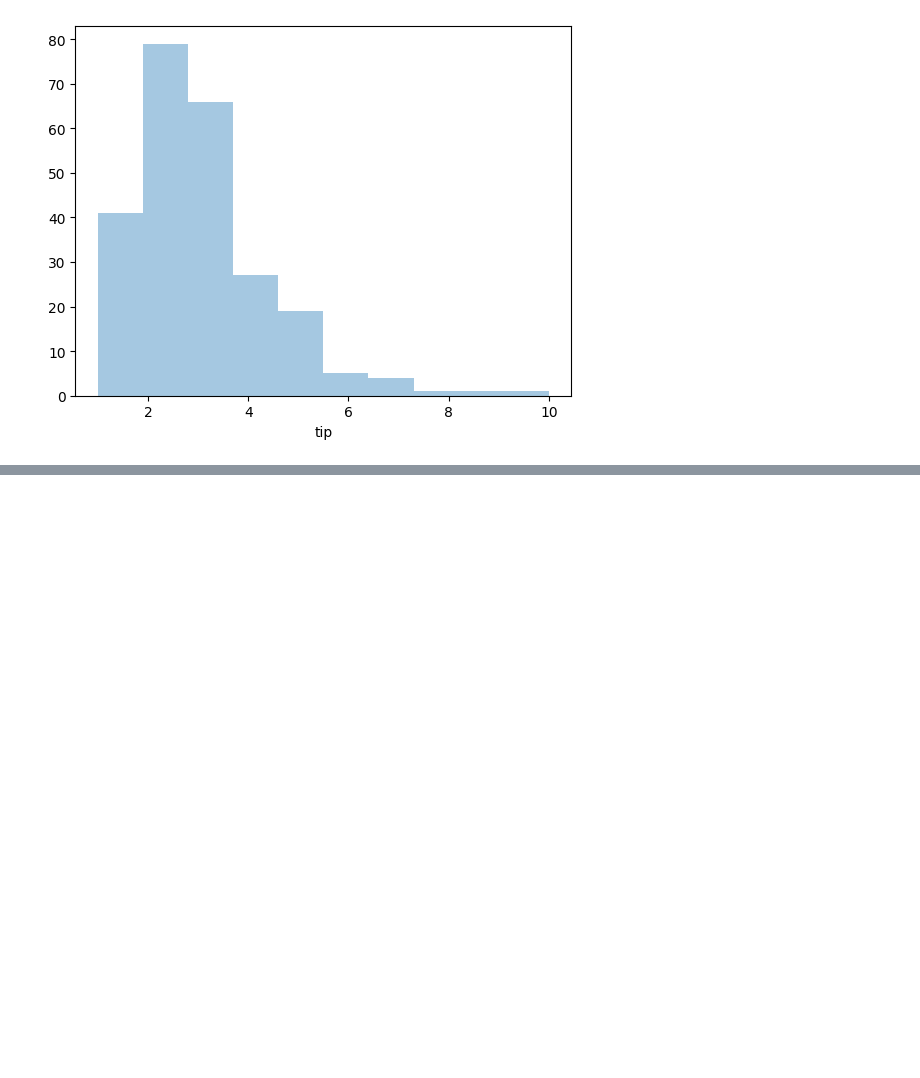
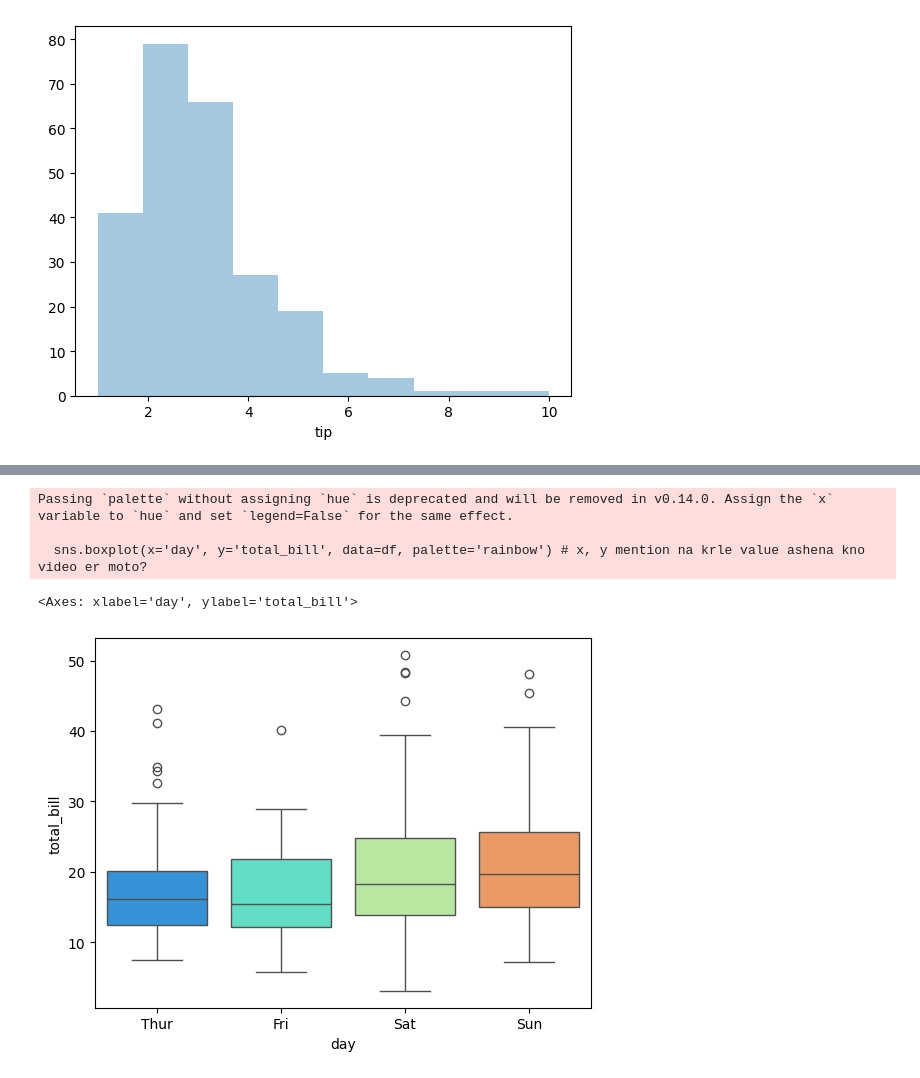
Before and after one commit to RapaDewan/Machine-Learning, a Jupyter notebook: Seaborn/Seaborn.ipynb, the cells around one changed output, grey strips where cells are left out. Drawn from its saved outputs; the diff is of its cells as text; code cells hidden in the pictures; blank space fills up the shorter version.

```diff
--- a/Seaborn/Seaborn.ipynb
+++ b/Seaborn/Seaborn.ipynb
@@ -98,0 +122,8 @@ https://gist.github.com/mwaskom/de44147ed2974457ad6372750bbe5751
+# %%
+sns.boxplot(x='day', y='total_bill', data=df, palette='rainbow') # x, y mention na krle value ashena kno video er moto?
+# %% [output]
+Passing `palette` without assigning `hue` is deprecated and will be removed in v0.14.0. Assign the `x` variable to `hue` and set `legend=False` for the same effect.
+
+  sns.boxplot(x='day', y='total_bill', data=df, palette='rainbow') # x, y mention na krle value ashena kno video er moto?
+<Axes: xlabel='day', ylabel='total_bill'>
+[figure, added]
```
Also changed, not shown: parts of 8 cells of this notebook.
